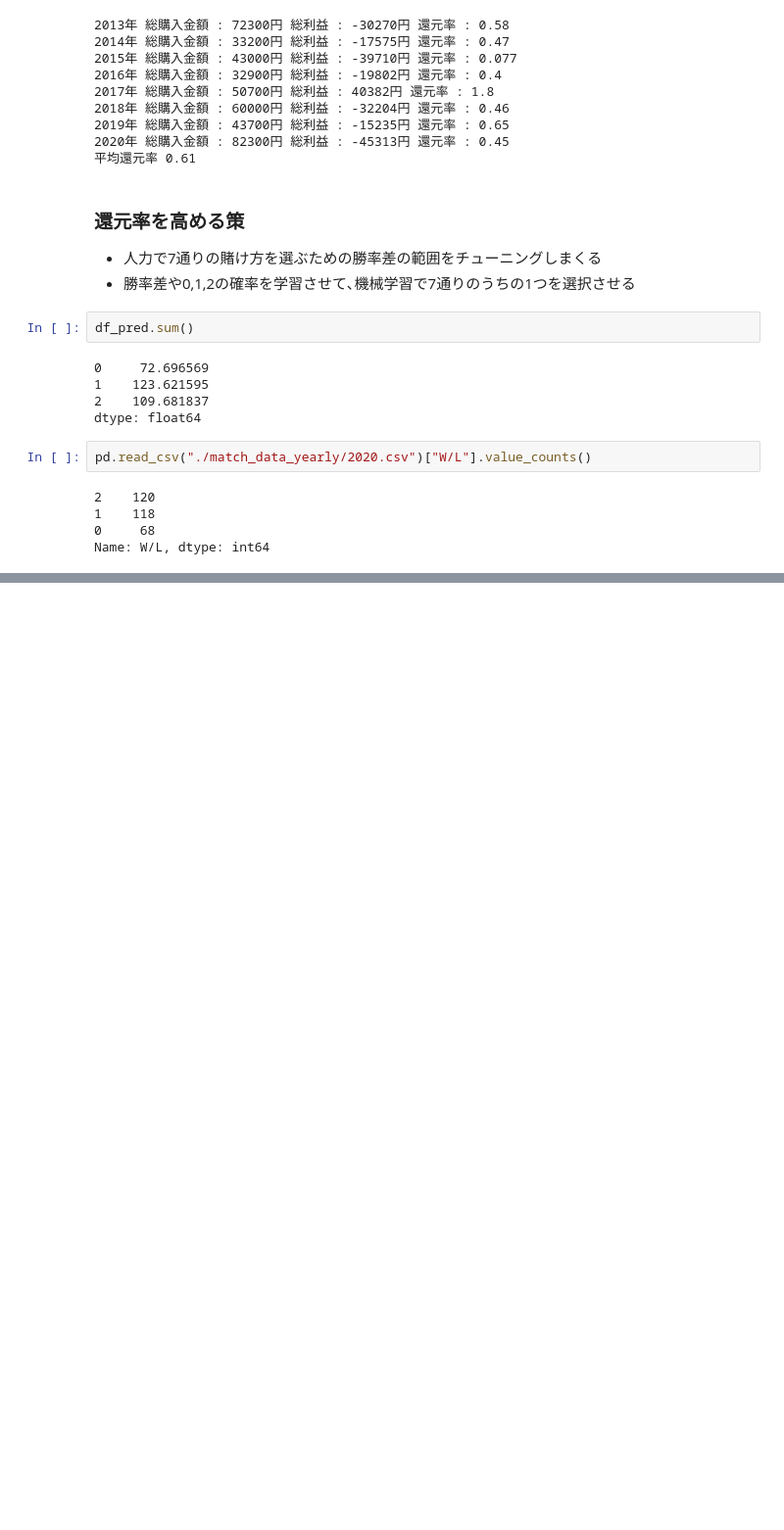
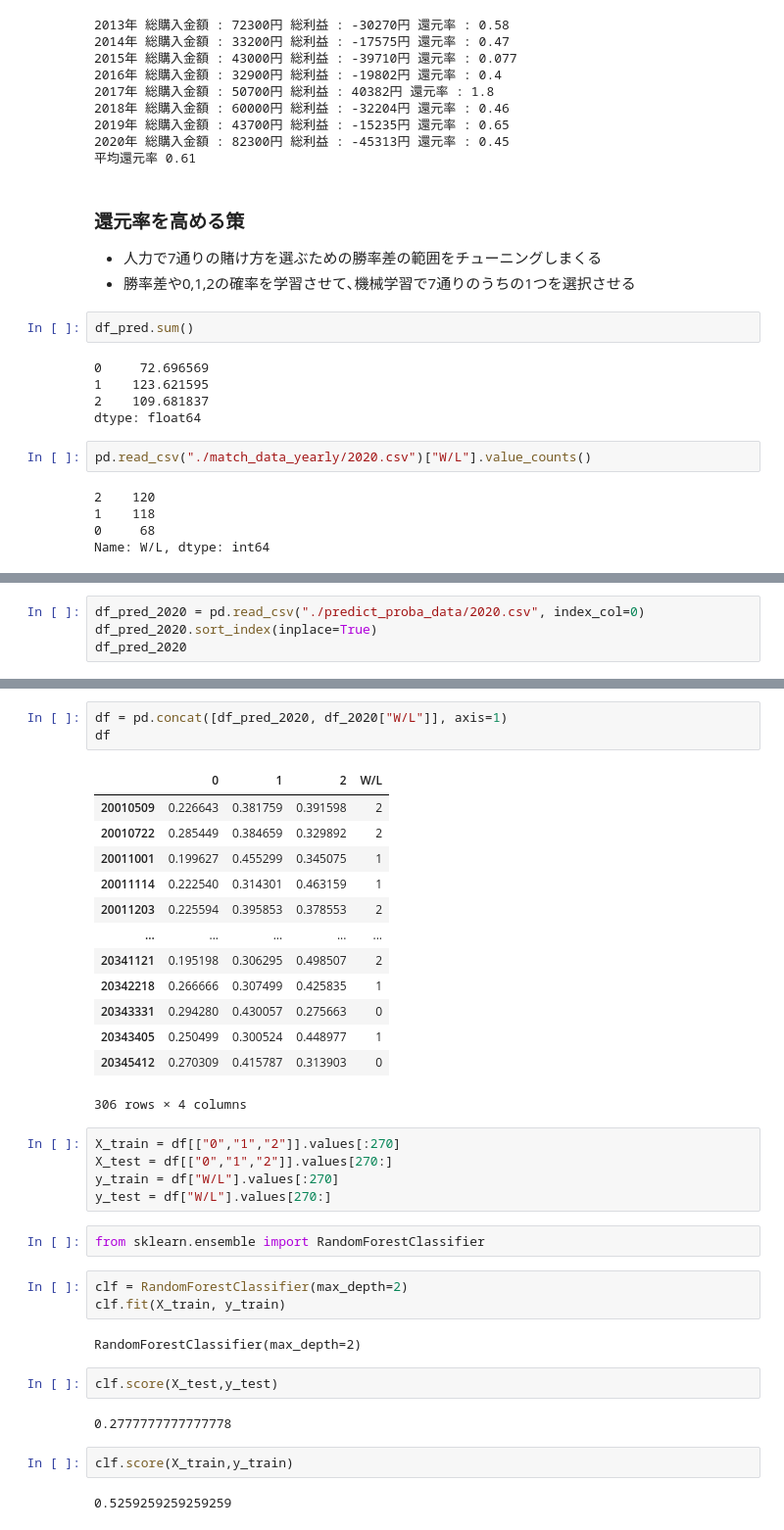
Before and after one commit to dovicie/jleague-result-prediction, a Jupyter notebook: prediction_toto.ipynb, the cells around one changed output, grey strips where cells are left out. Shown: that part at 98% size. Cells and saved outputs as stored; diff of their text form; blank space fills up the shorter version.

```diff
--- a/prediction_toto.ipynb
+++ b/prediction_toto.ipynb
@@ -310,0 +313,4 @@ Name: W/L, dtype: int64
+# %%
+df_pred_2020 = pd.read_csv("./predict_proba_data/2020.csv", index_col=0)
+df_pred_2020.sort_index(inplace=True)
+df_pred_2020
@@ -310,0 +367,37 @@ Name: W/L, dtype: int64
+# %%
+df = pd.concat([df_pred_2020, df_2020["W/L"]], axis=1)
+df
+# %% [output]
+|  | 0 | 1 | 2 | W/L |
+| 20010509 | 0.226643 | 0.381759 | 0.391598 | 2 |
+| 20010722 | 0.285449 | 0.384659 | 0.329892 | 2 |
+| 20011001 | 0.199627 | 0.455299 | 0.345075 | 1 |
+| 20011114 | 0.222540 | 0.314301 | 0.463159 | 1 |
+| 20011203 | 0.225594 | 0.395853 | 0.378553 | 2 |
+| ... | ... | ... | ... | ... |
+| 20341121 | 0.195198 | 0.306295 | 0.498507 | 2 |
+| 20342218 | 0.266666 | 0.307499 | 0.425835 | 1 |
+| 20343331 | 0.294280 | 0.430057 | 0.275663 | 0 |
+| 20343405 | 0.250499 | 0.300524 | 0.448977 | 1 |
+| 20345412 | 0.270309 | 0.415787 | 0.313903 | 0 |
+306 rows × 4 columns
+# %%
+X_train = df[["0","1","2"]].values[:270]
+X_test = df[["0","1","2"]].values[270:]
+y_train = df["W/L"].values[:270]
+y_test = df["W/L"].values[270:]
+# %%
+from sklearn.ensemble import RandomForestClassifier
+# %%
+clf = RandomForestClassifier(max_depth=2)
+clf.fit(X_train, y_train)
+# %% [output]
+RandomForestClassifier(max_depth=2)
+# %%
+clf.score(X_test,y_test)
+# %% [output]
+0.2777777777777778
+# %%
+clf.score(X_train,y_train)
+# %% [output]
+0.5259259259259259
```
Also changed, not shown: parts of 5 cells of this notebook, 2 other files.
